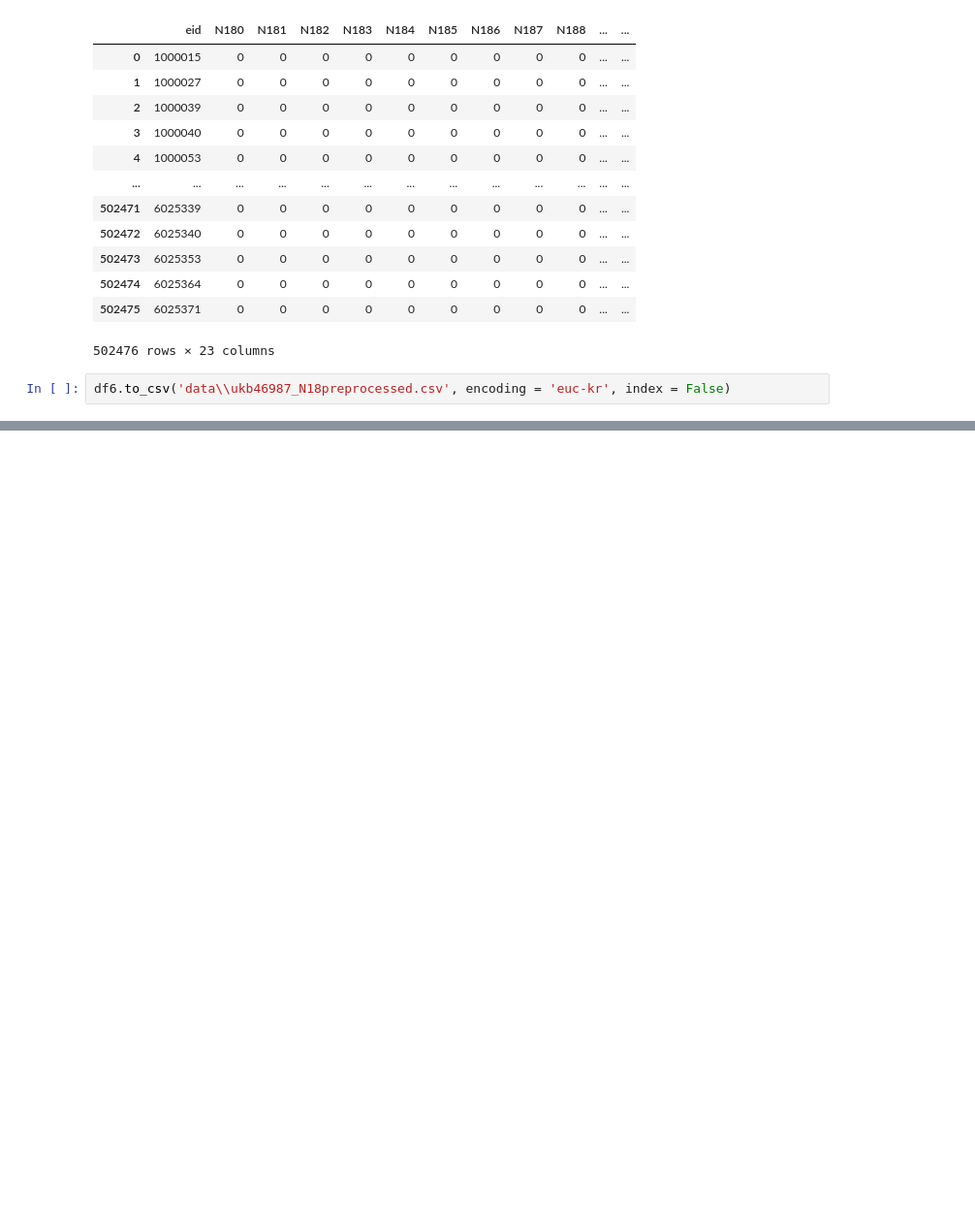
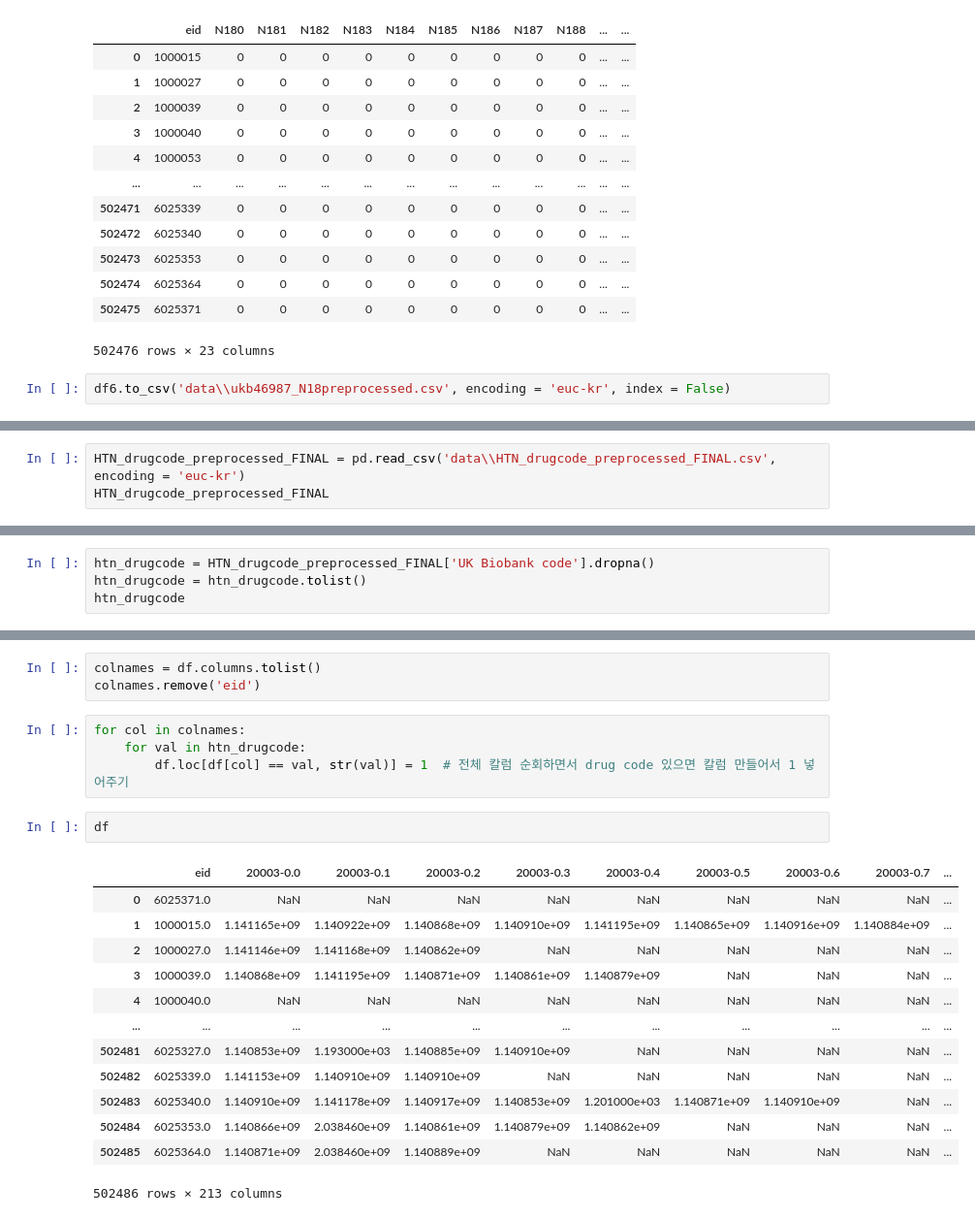
Before and after one commit to ZIO-KIM/SNUlab, a Jupyter notebook: UKBiobank_preprocess.ipynb, the cells around one changed output, grey strips where cells are left out. Shown at 97% size. Saved outputs shown, nothing was run; the diff lists cells and outputs as text; blank space fills up the shorter version.

```diff
--- a/UKBiobank_preprocess.ipynb
+++ b/UKBiobank_preprocess.ipynb
@@ -540,0 +636,3 @@ df6.to_csv('data\\ukb46987_N18preprocessed.csv', encoding = 'euc-kr', index = Fa
+# %%
+HTN_drugcode_preprocessed_FINAL = pd.read_csv('data\\HTN_drugcode_preprocessed_FINAL.csv', encoding = 'euc-kr')
+HTN_drugcode_preprocessed_FINAL
@@ -540,0 +653,4 @@ df6.to_csv('data\\ukb46987_N18preprocessed.csv', encoding = 'euc-kr', index = Fa
+# %%
+htn_drugcode = HTN_drugcode_preprocessed_FINAL['UK Biobank code'].dropna()
+htn_drugcode = htn_drugcode.tolist()
+htn_drugcode
@@ -540,0 +678,23 @@ df6.to_csv('data\\ukb46987_N18preprocessed.csv', encoding = 'euc-kr', index = Fa
+# %%
+colnames = df.columns.tolist()
+colnames.remove('eid')
+# %%
+for col in colnames:
+    for val in htn_drugcode:
+        df.loc[df[col] == val, str(val)] = 1  # 전체 칼럼 순회하면서 drug code 있으면 칼럼 만들어서 1 넣어주기
+# %%
+df
+# %% [output]
+|  | eid | 20003-0.0 | 20003-0.1 | 20003-0.2 | 20003-0.3 | 20003-0.4 | 20003-0.5 | 20003-0.6 | 20003-0.7 | ... |
+| 0 | 6025371.0 | NaN | NaN | NaN | NaN | NaN | NaN | NaN | NaN | ... |
+| 1 | 1000015.0 | 1.141165e+09 | 1.140922e+09 | 1.140868e+09 | 1.140910e+09 | 1.141195e+09 | 1.140865e+09 | 1.140916e+09 | 1.140884e+09 | ... |
+| 2 | 1000027.0 | 1.141146e+09 | 1.141168e+09 | 1.140862e+09 | NaN | NaN | NaN | NaN | NaN | ... |
+| 3 | 1000039.0 | 1.140868e+09 | 1.141195e+09 | 1.140871e+09 | 1.140861e+09 | 1.140879e+09 | NaN | NaN | NaN | ... |
+| 4 | 1000040.0 | NaN | NaN | NaN | NaN | NaN | NaN | NaN | NaN | ... |
+| ... | ... | ... | ... | ... | ... | ... | ... | ... | ... | ... |
+| 502481 | 6025327.0 | 1.140853e+09 | 1.193000e+03 | 1.140885e+09 | 1.140910e+09 | NaN | NaN | NaN | NaN | ... |
+| 502482 | 6025339.0 | 1.141153e+09 | 1.140910e+09 | 1.140910e+09 | NaN | NaN | NaN | NaN | NaN | ... |
+| 502483 | 6025340.0 | 1.140910e+09 | 1.141178e+09 | 1.140917e+09 | 1.140853e+09 | 1.201000e+03 | 1.140871e+09 | 1.140910e+09 | NaN | ... |
+| 502484 | 6025353.0 | 1.140866e+09 | 2.038460e+09 | 1.140861e+09 | 1.140879e+09 | 1.140862e+09 | NaN | NaN | NaN | ... |
+| 502485 | 6025364.0 | 1.140871e+09 | 2.038460e+09 | 1.140889e+09 | NaN | NaN | NaN | NaN | NaN | ... |
+502486 rows × 213 columns
```
Also changed, not shown: parts of 26 cells of this notebook.
